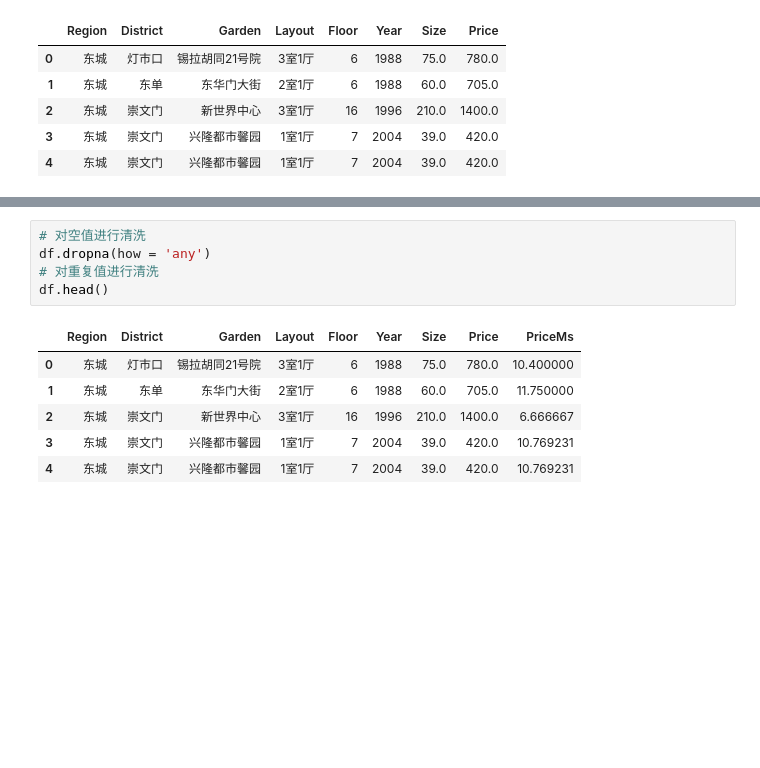
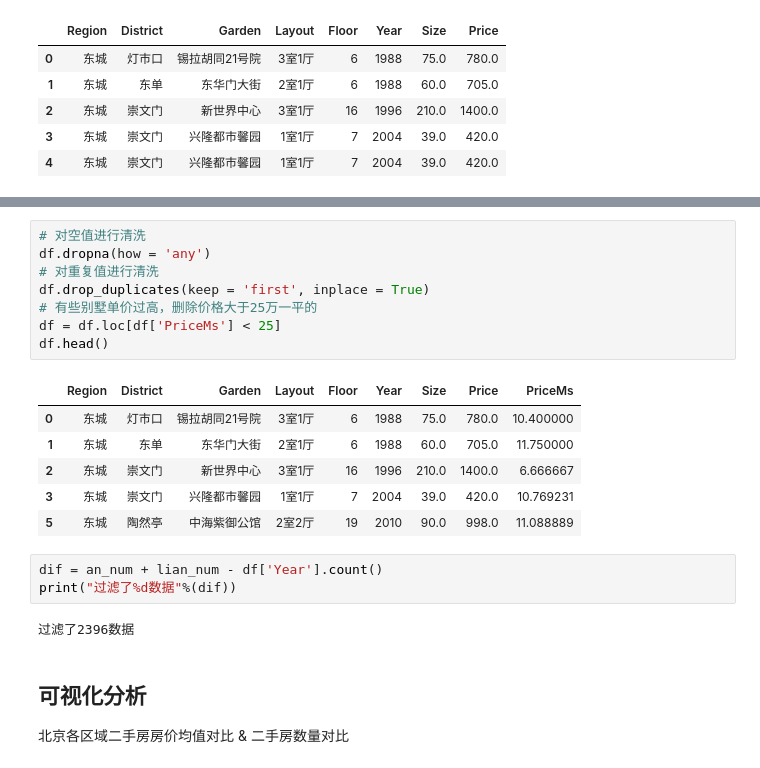
Before and after one commit to rongqi1108/python_codes, a Jupyter notebook: house-price-forecast/forcast.ipynb, the cells around one changed output, grey strips where cells are left out. Cells and saved outputs as stored; diff of their text form; blank space fills up the shorter version.

```diff
--- a/house-price-forecast/forcast.ipynb
+++ b/house-price-forecast/forcast.ipynb
@@ -102,12 +106,23 @@ print()
 # %%
 # 对空值进行清洗
 df.dropna(how = 'any')
 # 对重复值进行清洗
+df.drop_duplicates(keep = 'first', inplace = True)
+# 有些别墅单价过高，删除价格大于25万一平的
+df = df.loc[df['PriceMs'] < 25]
 df.head()
 # %% [output]
 |  | Region | District | Garden | Layout | Floor | Year | Size | Price | PriceMs |
 | 0 | 东城 | 灯市口 | 锡拉胡同21号院 | 3室1厅 | 6 | 1988 | 75.0 | 780.0 | 10.400000 |
 | 1 | 东城 | 东单 | 东华门大街 | 2室1厅 | 6 | 1988 | 60.0 | 705.0 | 11.750000 |
 | 2 | 东城 | 崇文门 | 新世界中心 | 3室1厅 | 16 | 1996 | 210.0 | 1400.0 | 6.666667 |
 | 3 | 东城 | 崇文门 | 兴隆都市馨园 | 1室1厅 | 7 | 2004 | 39.0 | 420.0 | 10.769231 |
-| 4 | 东城 | 崇文门 | 兴隆都市馨园 | 1室1厅 | 7 | 2004 | 39.0 | 420.0 | 10.769231 |
+| 5 | 东城 | 陶然亭 | 中海紫御公馆 | 2室2厅 | 19 | 2010 | 90.0 | 998.0 | 11.088889 |
+# %%
+dif = an_num + lian_num - df['Year'].count()
+print("过滤了%d数据"%(dif))
+# %% [output]
+过滤了2396数据
+# %% [markdown]
+## 可视化分析
+北京各区域二手房房价均值对比 & 二手房数量对比
```
Also changed, not shown: parts of 10 cells of this notebook.
